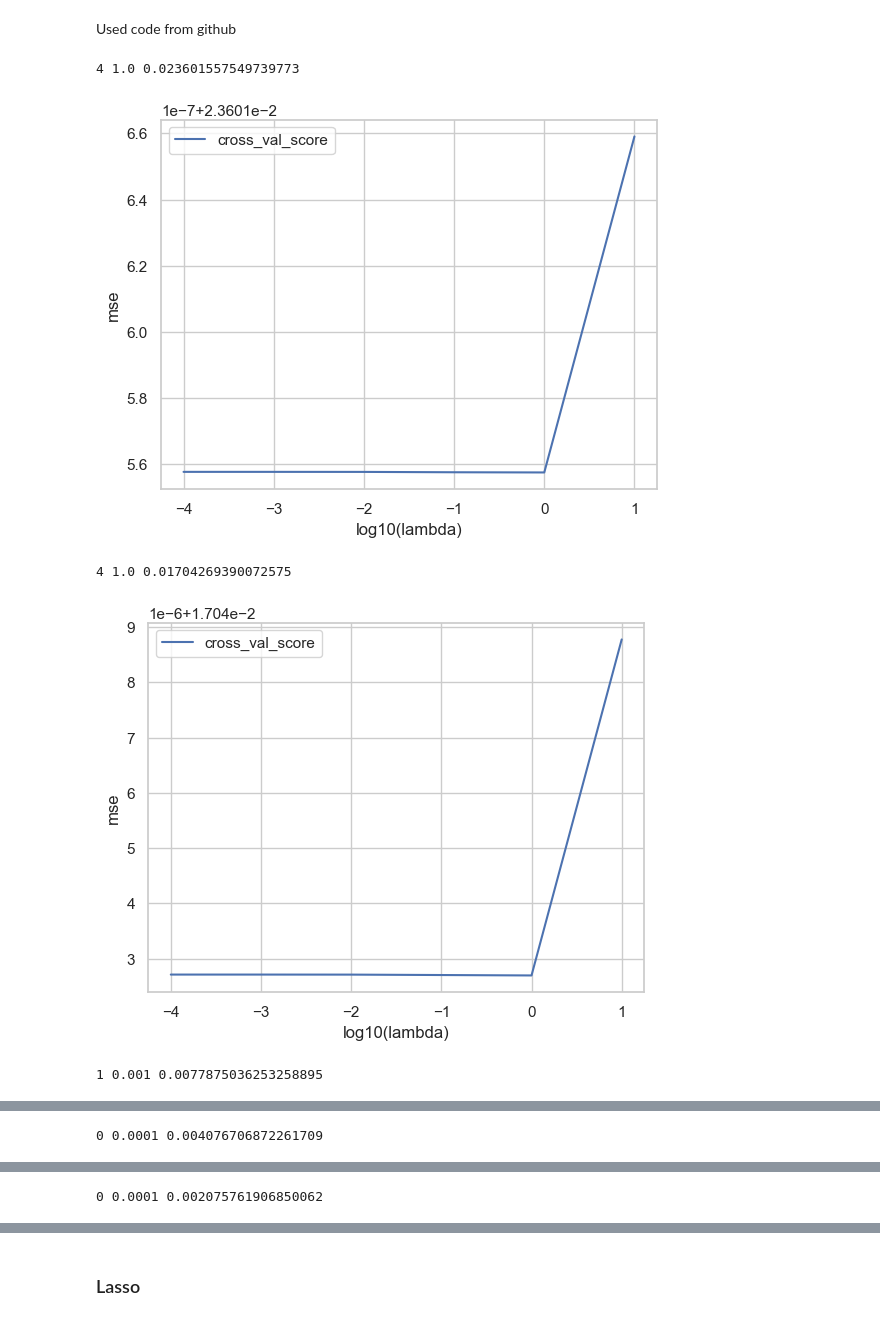
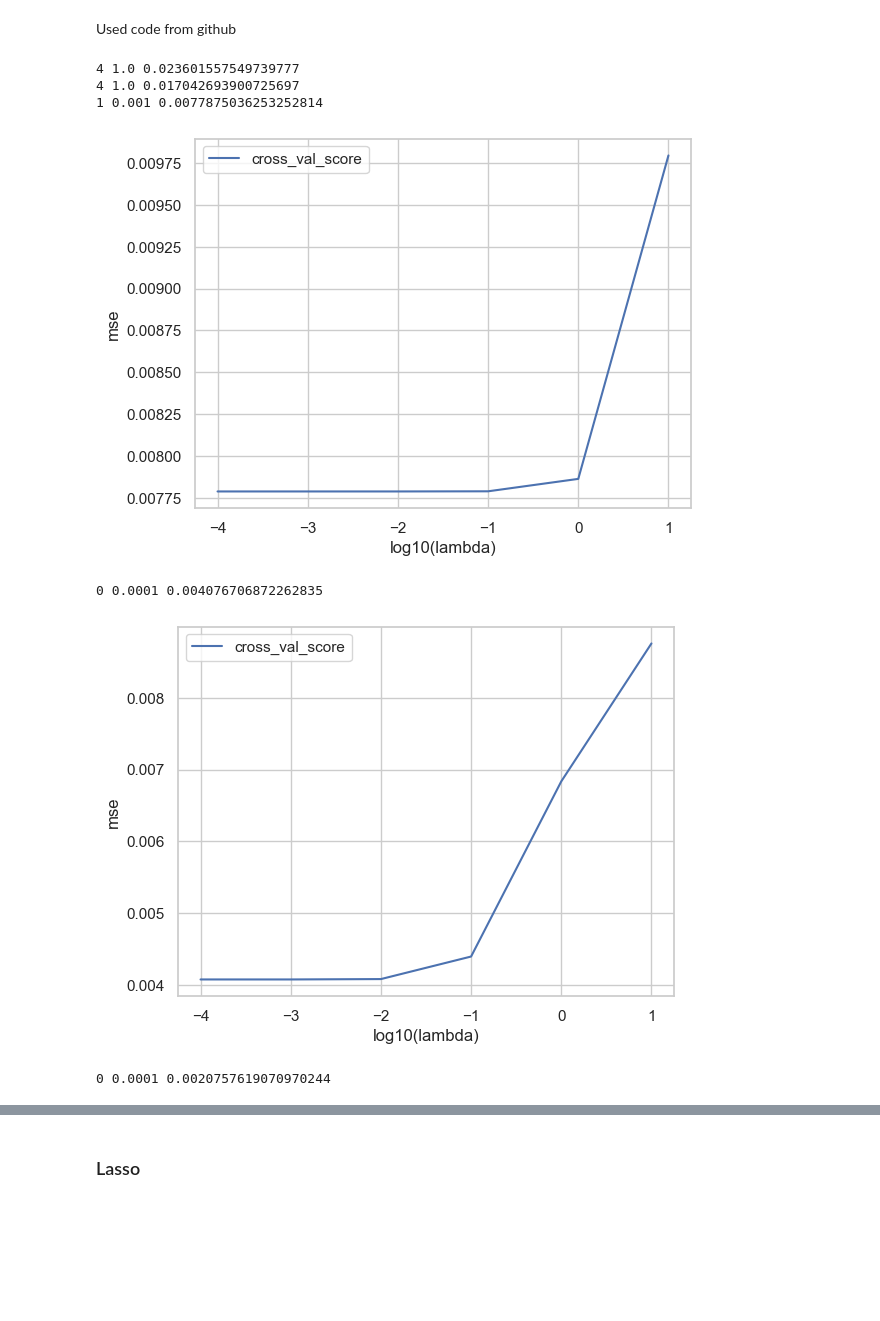
Before and after one commit to MariaFlyAway/Project1_FYS_STK, a Jupyter notebook: Exercises/cross_validation.ipynb, the cells around one changed output, grey strips where cells are left out. Saved outputs shown, nothing was run; the diff lists cells and outputs as text; code cells hidden in the pictures; blank space fills up the shorter version.

```diff
--- a/Exercises/cross_validation.ipynb
+++ b/Exercises/cross_validation.ipynb
@@ -134,47 +134,44 @@ Used code from github
 # Useful for eventual debugging.
 np.random.seed(3155)
 
 logmin, logmax, m = -4, 1, 6 # logspce start, end, number of lambda values
 llambdas = np.logspace(logmin, logmax, m)
 
 estimated_mse_sklearn = np.zeros(m)
 
 X = np.column_stack((x,y))
 X_train, X_test, z_train, z_test = train_test_split(X, z, test_size=0.2, random_state=3)
 
 degrees = list(range(1,6))
 for deg in degrees:
     for idx, lmb in enumerate(llambdas):
         pipeline = make_pipeline(
             PolynomialFeatures(degree=deg),
             StandardScaler(),
             Ridge(alpha = lmb)
             )
 
-        estimated_mse_folds = cross_val_score(pipeline, X_train, z_train, scoring='neg_mean_squared_error', cv=10)
+        estimated_mse_folds = cross_val_score(estimator=pipeline, X=X_train, y=z_train, scoring='neg_mean_squared_error', cv=10)
 
         # cross_val_score return an array containing the estimated negative mse for every fold.
         # we have to the the mean of every array in order to get an estimate of the mse of the model
         estimated_mse_sklearn[idx] = np.mean(abs(estimated_mse_folds))
 
     min_mse = np.argmin(estimated_mse_sklearn)
     print(min_mse, llambdas[min_mse], estimated_mse_sklearn[min_mse])
 
-    ## Plot and compare the slightly different ways to perform cross-validation
+    if deg > 2: # plotting for higher model complexities
+        plt.plot(np.log10(llambdas), estimated_mse_sklearn, label = 'cross_val_score')
 
-    plt.figure()
-
-    plt.plot(np.log10(llambdas), estimated_mse_sklearn, label = 'cross_val_score')
-
-    plt.xlabel('log10(lambda)')
-    plt.ylabel('mse')
-
-    plt.legend()
-
-    plt.show()
+        plt.xlabel('log10(lambda)')
+        plt.ylabel('mse')
+        plt.legend()
+        plt.show()
 # %% [output]
-4 1.0 0.023601557549739773
+4 1.0 0.023601557549739777
+4 1.0 0.017042693900725697
+1 0.001 0.0077875036253252814
-[figure, old version]
+[figure, new version]
-4 1.0 0.01704269390072575
+0 0.0001 0.004076706872262835
-[figure, old version]
+[figure, new version]
-1 0.001 0.0077875036253258895
+0 0.0001 0.0020757619070970244
@@ -182 +178,0 @@ for deg in degrees:
-0 0.0001 0.004076706872261709
@@ -184 +178,0 @@ for deg in degrees:
-0 0.0001 0.002075761906850062
```
Also changed, not shown: parts of 1 cell of this notebook, 1 other file.
